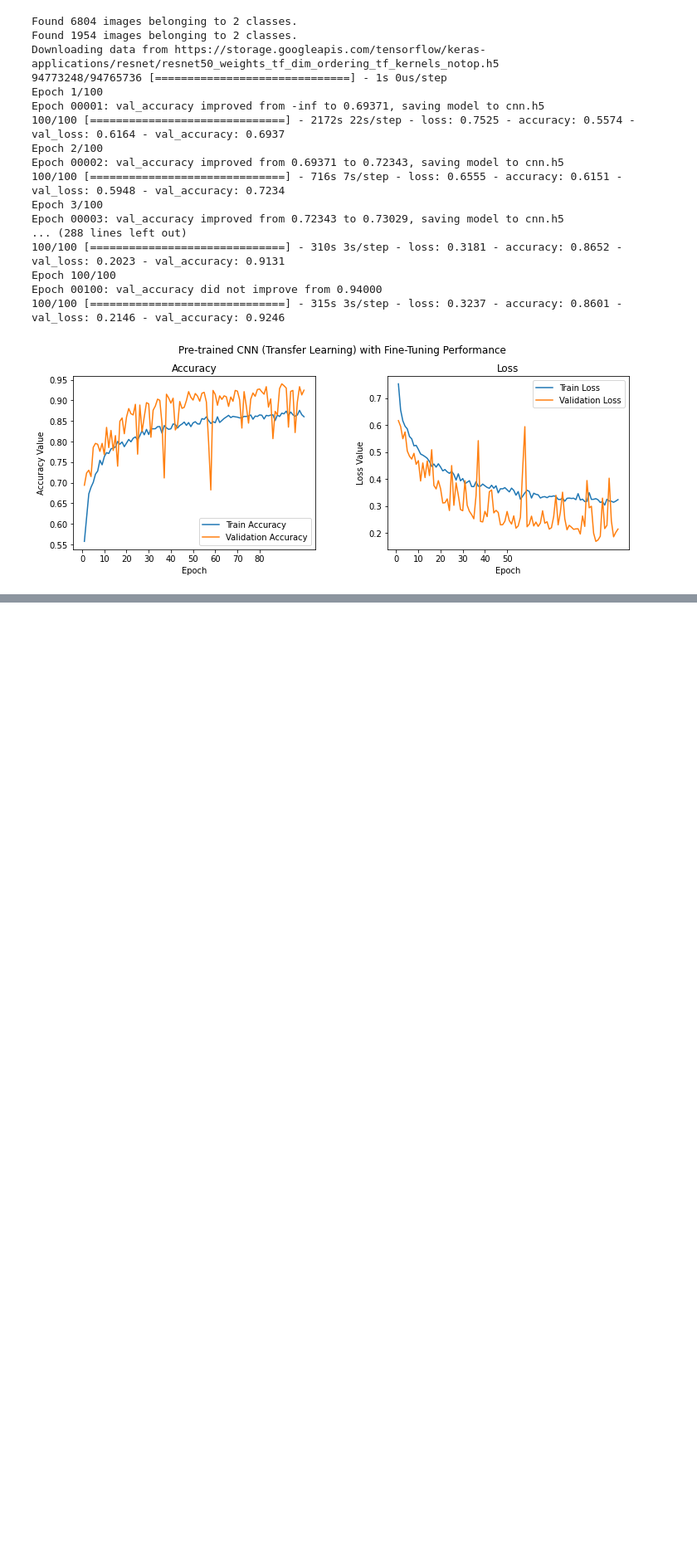
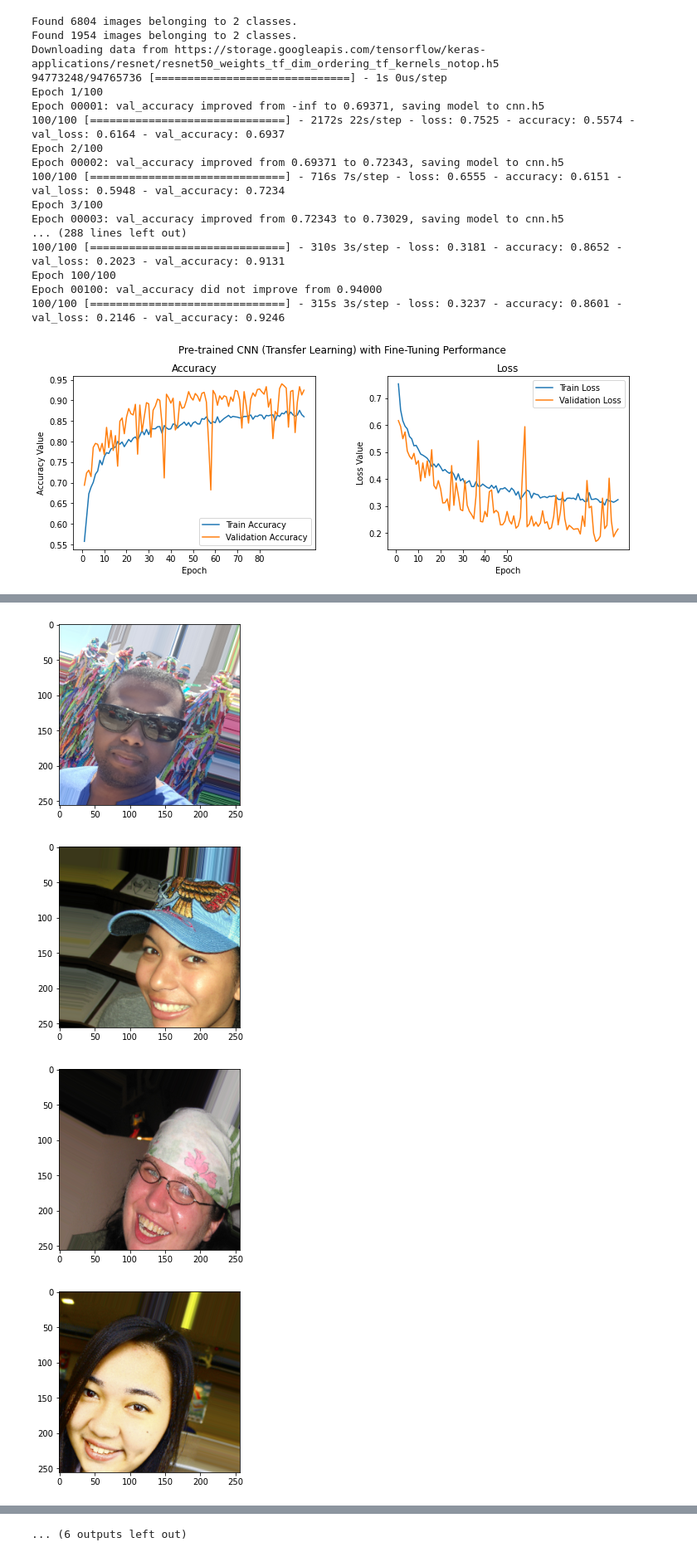
Before and after one commit to lauragoon/Face-Mask-Detector, a Jupyter notebook: cnn2.ipynb, the cells around one changed output, grey strips where cells are left out. Shown at 83% size. Cells and saved outputs as stored; diff of their text form; code cells hidden in the pictures; blank space fills up the shorter version.

```diff
--- a/cnn2.ipynb
+++ b/cnn2.ipynb
@@ -180,7 +178,7 @@ def display_model_performance_metrics(true_labels, predicted_labels, classes=[1,
 # %%
 from keras.models import load_model
 
-cnn_model = load_model('cnn.h5')
+cnn_model = load_model('drive/Shared drives/DSCI 303 Final Project/cnn.h5')
 
 test_path = 'drive/Shared drives/DSCI 303 Final Project/ImageDataset2/test'
 test_data = get_data(200, test_path)
@@ -210,0 +209,16 @@ Actual: 0.0         80  14
+# %%
+actual1predicted0 = [i for i in range(len(test_batch_class)) if test_batch_class[i] == 1 and predictions[i] == 0]
+actual0predicted1 = [i for i in range(len(test_batch_class)) if test_batch_class[i] == 0 and predictions[i] == 1]
+
+for i in actual1predicted0:
+  plt.figure()
+  plt.imshow(test_batch_images[i])
+
+for i in actual0predicted1:
+  plt.figure()
+  plt.imshow(test_batch_images[i])
+# %% [output]
+[figure, added]
+[figure, added]
+[figure, added]
+[figure, added]
@@ -211,2 +233,3 @@ Actual: 0.0         80  14
+... (6 outputs left out)
 # %%
 # sources: https://towardsdatascience.com/a-comprehensive-hands-on-guide-to-transfer-learning-with-real-world-applications-in-deep-learning-212bf3b2f27a; https://towardsdatascience.com/deep-learning-using-transfer-learning-python-code-for-resnet50-8acdfb3a2d38
```
Also changed, not shown: parts of 3 cells of this notebook.
